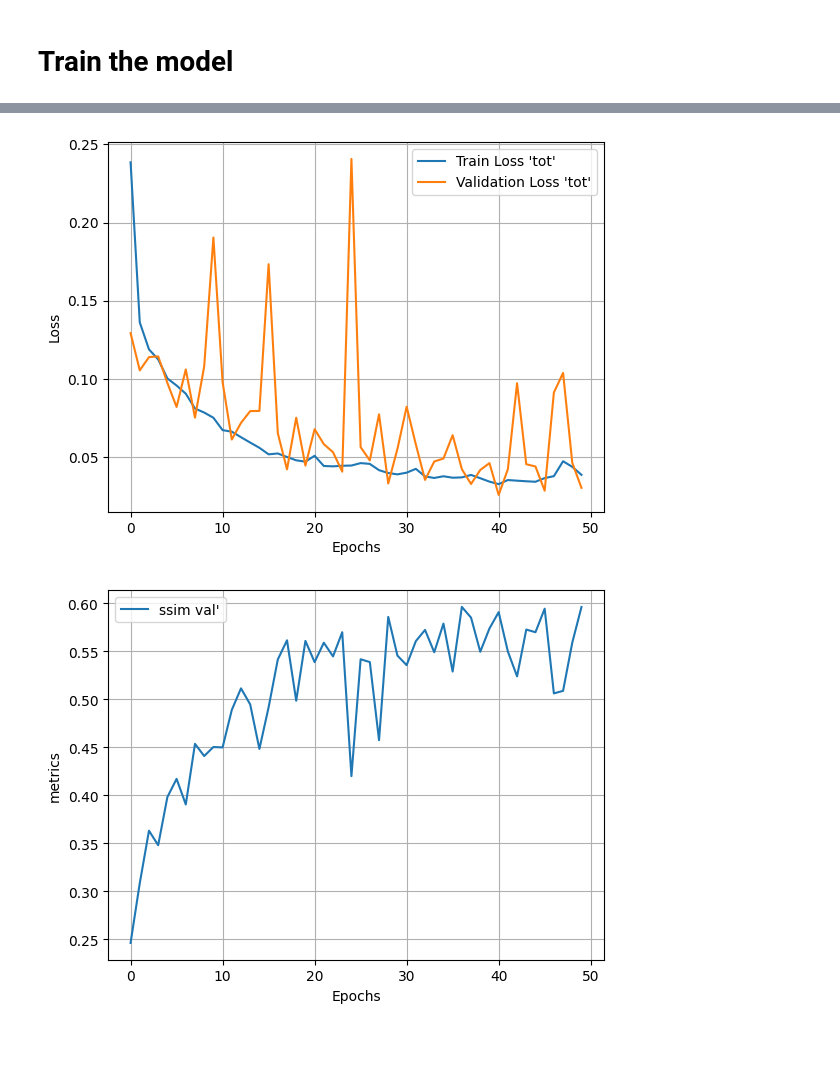
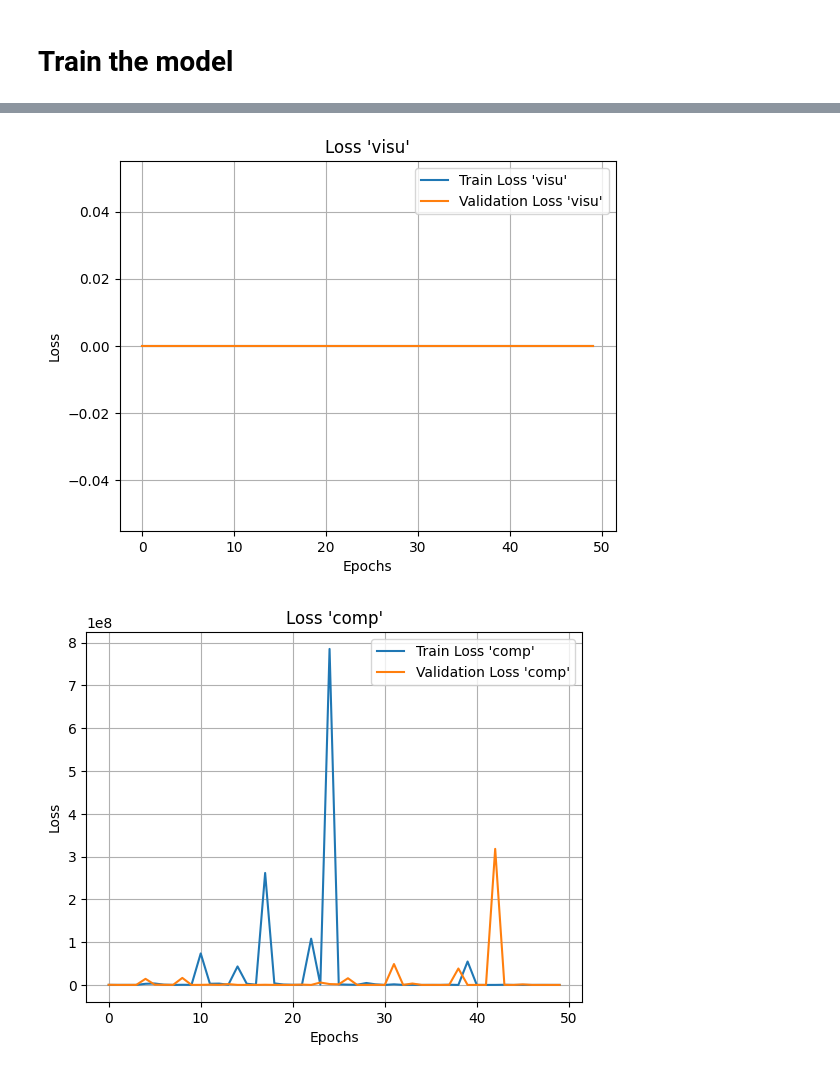
Before and after one commit to Etienne-bdt/BEI-SIA24, a Jupyter notebook: CNN.ipynb, the cells around one changed output, grey strips where cells are left out. Drawn from its saved outputs; the diff is of its cells as text; code cells hidden in the pictures; blank space fills up the shorter version.

```diff
--- a/CNN.ipynb
+++ b/CNN.ipynb
@@ -108,8 +108,8 @@ class Conv2DRegressionModel(nn.Module):
             nn.ConvTranspose2d(32, 16, kernel_size=3,padding=1),
             nn.BatchNorm2d(16),
             nn.ReLU(),
-            nn.Conv2d(16, 2, kernel_size=3, padding=1),
-            nn.BatchNorm2d(2),
+            nn.Conv2d(16, 10, kernel_size=3, padding=1),
+            nn.BatchNorm2d(10),
             nn.Tanh()
         )
 
@@ -128,7 +128,7 @@ class Conv2DRegressionModel(nn.Module):
         y = self.dec2(y)
         y = torch.cat((y, enc1_out), dim=1)
         y = self.dec1(y)
-
+        y[0:3]=y[0:3]/
         return y
 
 class DiffusionModel(nn.Module):
@@ -338,50 +342,56 @@ tensor(0.3117, dtype=torch.float64)
 # %%
-# plt.plot(train_loss_visu, label="Train Loss 'visu'")
-# plt.plot(val_loss_visu, label="Validation Loss 'visu'")
-# plt.xlabel("Epochs")
-# plt.ylabel("Loss")
-# plt.legend()
-# plt.grid()
+plt.plot(train_loss_visu, label="Train Loss 'visu'")
+plt.plot(val_loss_visu, label="Validation Loss 'visu'")
+plt.xlabel("Epochs")
+plt.ylabel("Loss")
+plt.title("Loss 'visu'")
+plt.legend()
+plt.grid()
+plt.show()
 
+plt.plot(train_loss_comp, label="Train Loss 'comp'")
+plt.plot(val_loss_comp, label="Validation Loss 'comp'")
+plt.xlabel("Epochs")
+plt.ylabel("Loss")
+plt.title("Loss 'comp'")
+plt.legend()
+plt.grid()
+plt.show()
 
-# plt.plot(train_loss_comp, label="Train Loss 'comp'")
-# plt.plot(val_loss_comp, label="Validation Loss 'comp'")
-# plt.xlabel("Epochs")
-# plt.ylabel("Loss")
-# plt.legend()
-# plt.grid()
-# plt.show()
+plt.plot(train_loss_pred, label="Train Loss 'pred'")
+plt.plot(val_loss_pred, label="Validation Loss 'pred'")
+plt.xlabel("Epochs")
+plt.ylabel("Loss")
+plt.title("Loss 'pred'")
+plt.legend()
+plt.grid()
+plt.show()
 
-# plt.plot(train_loss_pred, label="Train Loss 'pred'")
-# plt.plot(val_loss_pred, label="Validation Loss 'pred'")
-# plt.xlabel("Epochs")
-# plt.ylabel("Loss")
-# plt.legend()
-# plt.grid()
-# plt.show()
-
-# plt.plot(train_loss_comp_pred, label="Train Loss 'comp_pred'")
-# plt.plot(val_loss_comp_pred, label="Validation Loss 'comp_pred'")
-# plt.xlabel("Epochs")
-# plt.ylabel("Loss")
-# plt.legend()
-# plt.grid()
-# plt.show()
+plt.plot(train_loss_comp_pred, label="Train Loss 'comp_pred'")
+plt.plot(val_loss_comp_pred, label="Validation Loss 'comp_pred'")
+plt.xlabel("Epochs")
+plt.ylabel("Loss")
+plt.title("Loss 'comp_pred'")
+plt.legend()
+plt.grid()
+plt.show()
 
 plt.plot(train_loss_tot, label="Train Loss 'tot'")
 plt.plot(val_loss_tot, label="Validation Loss 'tot'")
 plt.xlabel("Epochs")
 plt.ylabel("Loss")
+plt.title("Loss_tot")
 plt.legend()
 plt.grid()
 plt.show()
 
 plt.plot(ssim_vals, label="ssim val'")
 # plt.plot(val_loss_visu, label="Validation Loss 'visu'")
 plt.xlabel("Epochs")
 plt.ylabel("metrics")
+plt.title("SSIM")
 plt.legend()
 plt.grid()
 # %% [output]
-[figure, old version]
+[figure, new version]
-[figure, old version]
+[figure, new version]
```
Also changed, not shown: parts of 10 cells of this notebook.
